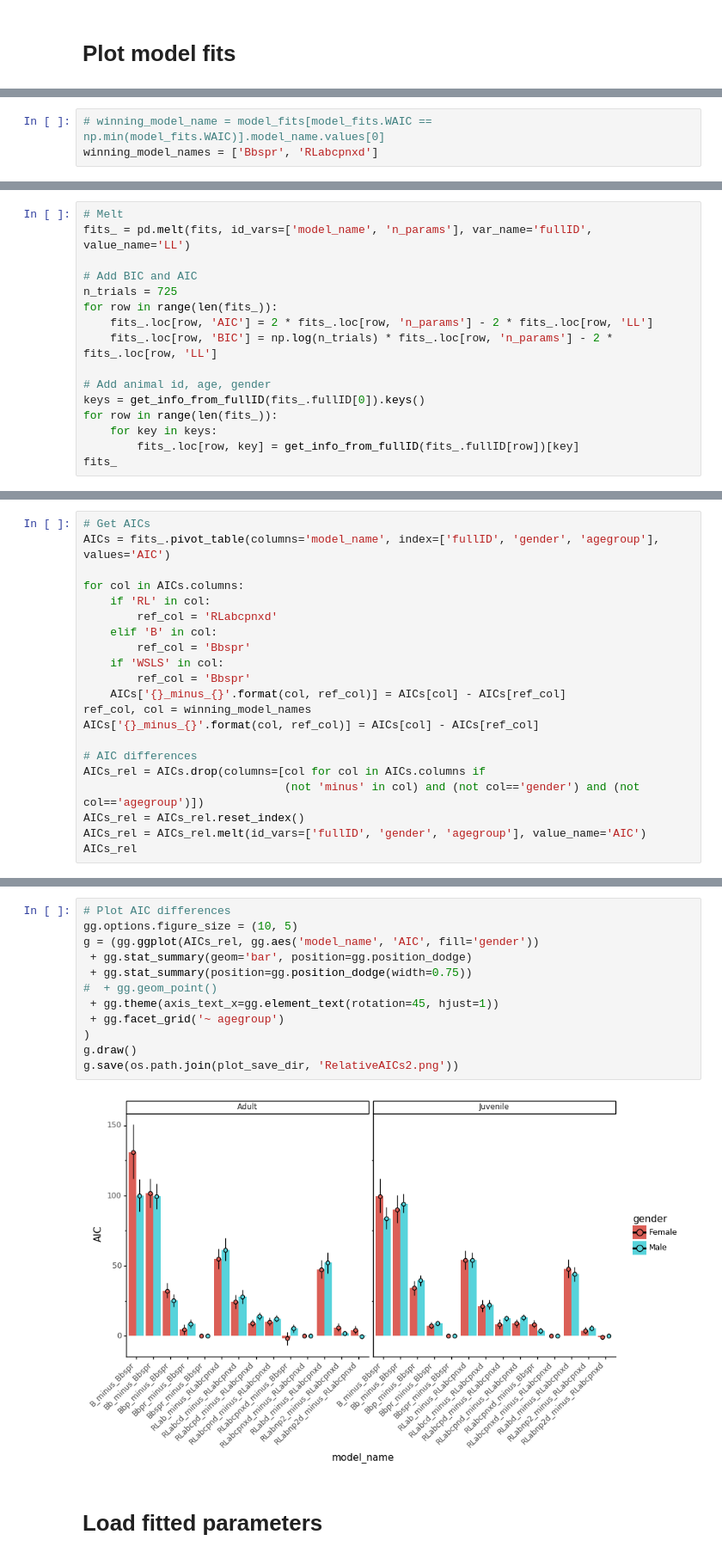
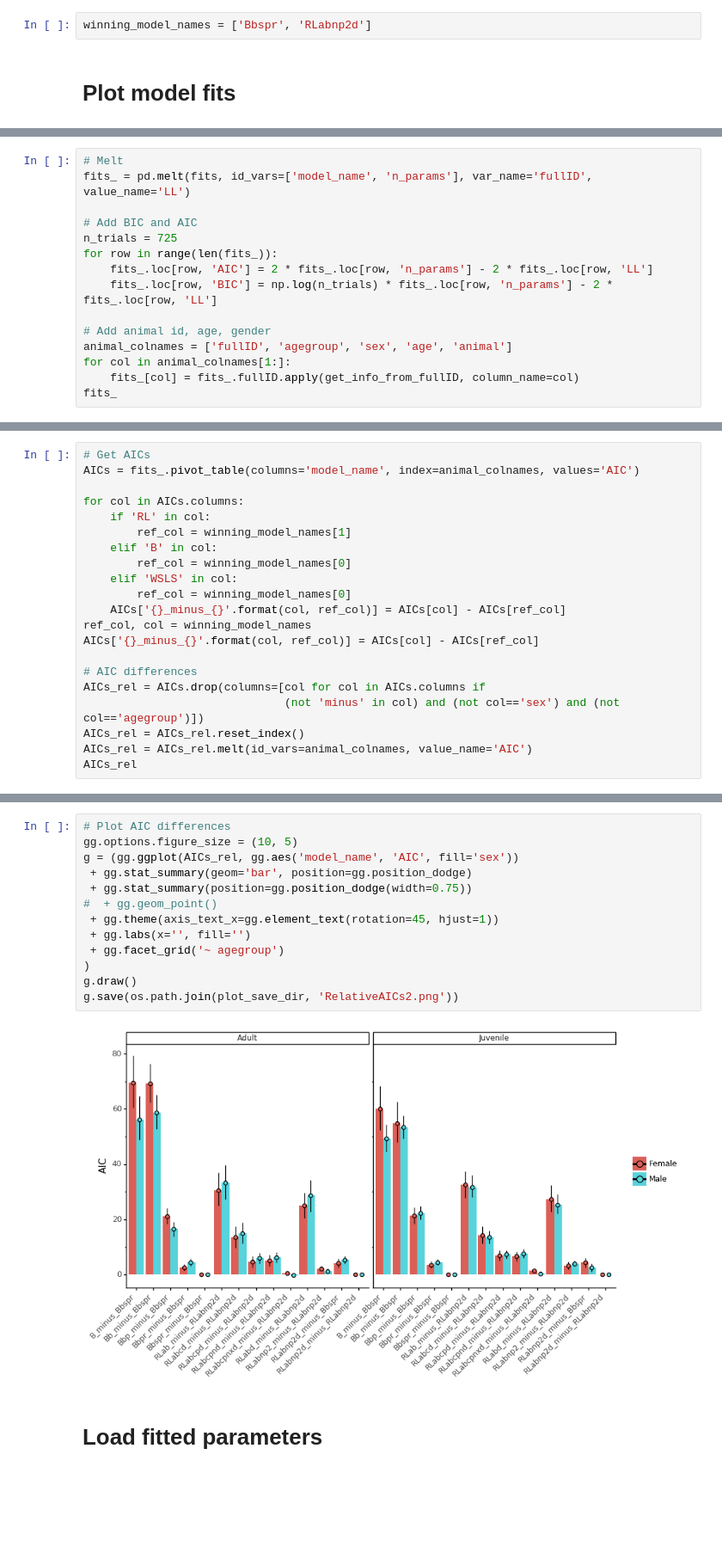
Before and after one commit to MariaEckstein/SLCN, a Jupyter notebook: models/AnalyzeMouseModels.ipynb, the cells around one changed output, grey strips where cells are left out. Shown at 86% size. Cells and saved outputs as stored; diff of their text form; blank space fills up the shorter version.

```diff
--- a/models/AnalyzeMouseModels.ipynb
+++ b/models/AnalyzeMouseModels.ipynb
@@ -17,6 +17,8 @@ from Functions import replace_nans, get_info_from_fullID, add_meta_column
 base_dir = 'C:/Users/maria/MEGAsync/SLCN'
 param_dir = os.path.join(base_dir, 'PShumanData/fitting/mice/')
 plot_save_dir = os.path.join(base_dir, 'models/plots/')
+# %%
+winning_model_names = ['Bbspr', 'RLabnp2d']
 # %% [markdown]
 # Plot model fits
 # %%
@@ -52,6 +54,3 @@ g
-# %%
-# winning_model_name = model_fits[model_fits.WAIC == np.min(model_fits.WAIC)].model_name.values[0]
-winning_model_names = ['Bbspr', 'RLabcpnxd']
 # %%
 fits = pd.read_csv(os.path.join(param_dir, 'plots', 'subjwise_LLs.csv'))
 fits = fits.drop(columns=['slope_variable', 'n_subj'])
@@ -83,9 +82,8 @@ for row in range(len(fits_)):
     fits_.loc[row, 'BIC'] = np.log(n_trials) * fits_.loc[row, 'n_params'] - 2 * fits_.loc[row, 'LL']
 
 # Add animal id, age, gender
-keys = get_info_from_fullID(fits_.fullID[0]).keys()
-for row in range(len(fits_)):
-    for key in keys:
-        fits_.loc[row, key] = get_info_from_fullID(fits_.fullID[row])[key]
+animal_colnames = ['fullID', 'agegroup', 'sex', 'age', 'animal']
+for col in animal_colnames[1:]:
+    fits_[col] = fits_.fullID.apply(get_info_from_fullID, column_name=col)
 fits_
 # %% [output]
@@ -117,22 +116,22 @@ for yax in ['LL', 'BIC', 'AIC']:
 # %%
 # Get AICs
-AICs = fits_.pivot_table(columns='model_name', index=['fullID', 'gender', 'agegroup'], values='AIC')
+AICs = fits_.pivot_table(columns='model_name', index=animal_colnames, values='AIC')
 
 for col in AICs.columns:
     if 'RL' in col:
-        ref_col = 'RLabcpnxd'
+        ref_col = winning_model_names[1]
     elif 'B' in col:
-        ref_col = 'Bbspr'
-    if 'WSLS' in col:
-        ref_col = 'Bbspr'
+        ref_col = winning_model_names[0]
+    elif 'WSLS' in col:
+        ref_col = winning_model_names[0]
     AICs['{}_minus_{}'.format(col, ref_col)] = AICs[col] - AICs[ref_col]
 ref_col, col = winning_model_names
 AICs['{}_minus_{}'.format(col, ref_col)] = AICs[col] - AICs[ref_col]
 
 # AIC differences
 AICs_rel = AICs.drop(columns=[col for col in AICs.columns if
-                              (not 'minus' in col) and (not col=='gender') and (not col=='agegroup')])
+                              (not 'minus' in col) and (not col=='sex') and (not col=='agegroup')])
 AICs_rel = AICs_rel.reset_index()
-AICs_rel = AICs_rel.melt(id_vars=['fullID', 'gender', 'agegroup'], value_name='AIC')
+AICs_rel = AICs_rel.melt(id_vars=animal_colnames, value_name='AIC')
 AICs_rel
 # %% [output]
@@ -152,17 +151,18 @@ AICs_rel
 # %%
 # Plot AIC differences
 gg.options.figure_size = (10, 5)
-g = (gg.ggplot(AICs_rel, gg.aes('model_name', 'AIC', fill='gender'))
+g = (gg.ggplot(AICs_rel, gg.aes('model_name', 'AIC', fill='sex'))
  + gg.stat_summary(geom='bar', position=gg.position_dodge)
  + gg.stat_summary(position=gg.position_dodge(width=0.75))
 #  + gg.geom_point()
  + gg.theme(axis_text_x=gg.element_text(rotation=45, hjust=1))
+ + gg.labs(x='', fill='')
  + gg.facet_grid('~ agegroup')
 )
 g.draw()
 g.save(os.path.join(plot_save_dir, 'RelativeAICs2.png'))
 # %% [output]
-[figure, old version]
+[figure, new version]
 # %% [markdown]
 # Load fitted parameters
 # %%
```
Also changed, not shown: parts of 24 cells of this notebook, 7 other files.
